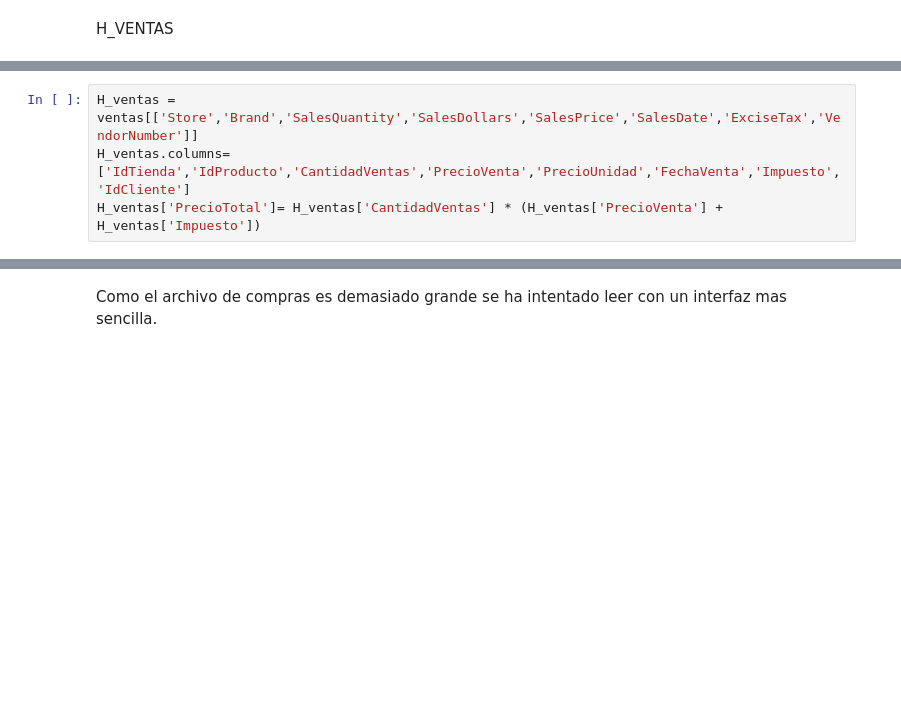
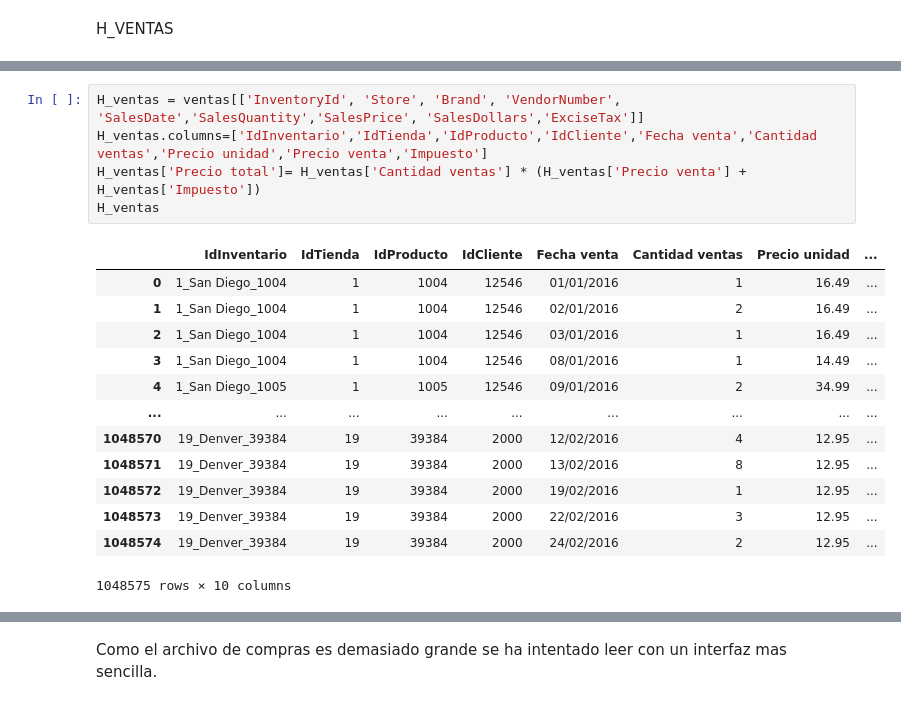
Before and after one commit to isabelunamuno/TFM, a Jupyter notebook: VisualStudio_ETL/Procesamiento.ipynb, the cells around one changed output, grey strips where cells are left out. Saved outputs shown, nothing was run; the diff lists cells and outputs as text; blank space fills up the shorter version.

```diff
--- a/VisualStudio_ETL/Procesamiento.ipynb
+++ b/VisualStudio_ETL/Procesamiento.ipynb
@@ -681,4 +701,19 @@ H_VENTAS
 # %%
-H_ventas = ventas[['Store','Brand','SalesQuantity','SalesDollars','SalesPrice','SalesDate','ExciseTax','VendorNumber']]
-H_ventas.columns=['IdTienda','IdProducto','CantidadVentas','PrecioVenta','PrecioUnidad','FechaVenta','Impuesto','IdCliente']
-H_ventas['PrecioTotal']= H_ventas['CantidadVentas'] * (H_ventas['PrecioVenta'] + H_ventas['Impuesto'])
+H_ventas = ventas[['InventoryId', 'Store', 'Brand', 'VendorNumber', 'SalesDate','SalesQuantity','SalesPrice', 'SalesDollars','ExciseTax']]
+H_ventas.columns=['IdInventario','IdTienda','IdProducto','IdCliente','Fecha venta','Cantidad ventas','Precio unidad','Precio venta','Impuesto']
+H_ventas['Precio total']= H_ventas['Cantidad ventas'] * (H_ventas['Precio venta'] + H_ventas['Impuesto'])
+H_ventas
+# %% [output]
+|  | IdInventario | IdTienda | IdProducto | IdCliente | Fecha venta | Cantidad ventas | Precio unidad | ... |
+| 0 | 1_San Diego_1004 | 1 | 1004 | 12546 | 01/01/2016 | 1 | 16.49 | ... |
+| 1 | 1_San Diego_1004 | 1 | 1004 | 12546 | 02/01/2016 | 2 | 16.49 | ... |
+| 2 | 1_San Diego_1004 | 1 | 1004 | 12546 | 03/01/2016 | 1 | 16.49 | ... |
+| 3 | 1_San Diego_1004 | 1 | 1004 | 12546 | 08/01/2016 | 1 | 14.49 | ... |
+| 4 | 1_San Diego_1005 | 1 | 1005 | 12546 | 09/01/2016 | 2 | 34.99 | ... |
+| ... | ... | ... | ... | ... | ... | ... | ... | ... |
+| 1048570 | 19_Denver_39384 | 19 | 39384 | 2000 | 12/02/2016 | 4 | 12.95 | ... |
+| 1048571 | 19_Denver_39384 | 19 | 39384 | 2000 | 13/02/2016 | 8 | 12.95 | ... |
+| 1048572 | 19_Denver_39384 | 19 | 39384 | 2000 | 19/02/2016 | 1 | 12.95 | ... |
+| 1048573 | 19_Denver_39384 | 19 | 39384 | 2000 | 22/02/2016 | 3 | 12.95 | ... |
+| 1048574 | 19_Denver_39384 | 19 | 39384 | 2000 | 24/02/2016 | 2 | 12.95 | ... |
+1048575 rows × 10 columns
```
Also changed, not shown: parts of 23 cells of this notebook, 9 other files.
